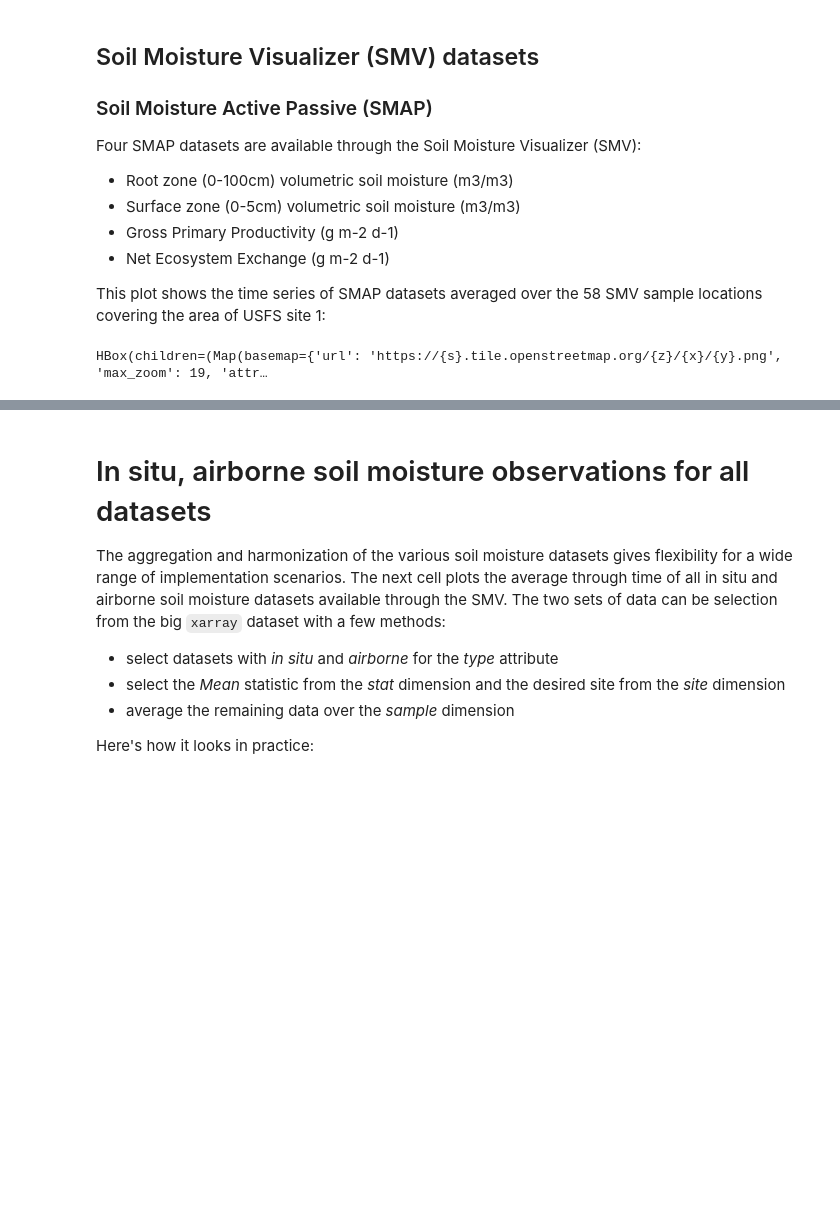
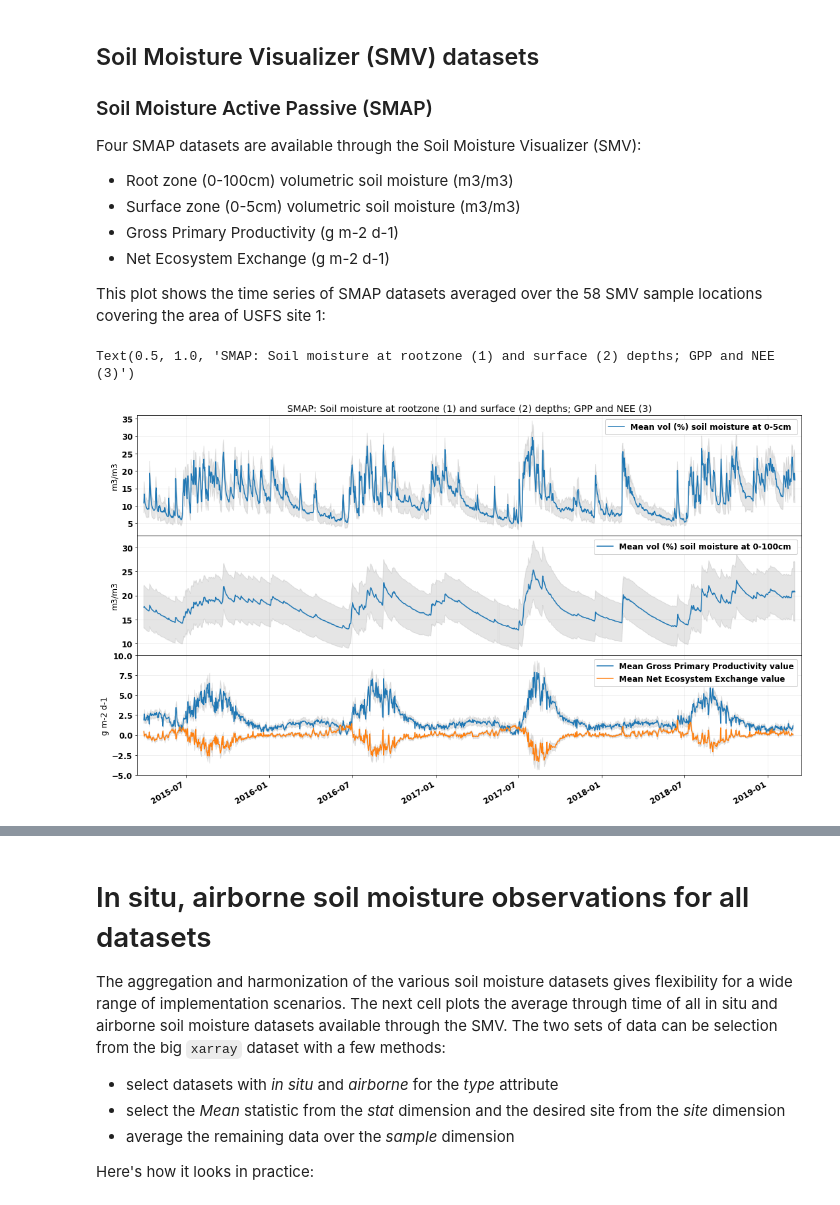
Before and after one commit to jjmcnelis/nasa_usfs_workshop, a Jupyter notebook: day3-tutorial.ipynb, the cells around one changed output, grey strips where cells are left out. Drawn from its saved outputs; the diff is of its cells as text; code cells hidden in the pictures; blank space fills up the shorter version.

Commit message:
made nice plots

```diff
--- a/day3-tutorial.ipynb
+++ b/day3-tutorial.ipynb
@@ -47,7 +47,7 @@ from smvjupyter import *                                       # import the UI
 usfs_sites = "docs/usfs_sites/Sites_lf_geo.json"               # USFS sites
 usfs_regions = "docs/usfs_admin/USFS_Regional_Boundaries.json" # admin regions
 
-app = JupyterSMV(usfs_sites, anc=usfs_regions)           # init UI
+app = JupyterSMV(usfs_sites)                 # init UI , anc=usfs_regions
 app.ui                                                         # display UI
 # %% [output]
 VBox(children=(HTML(value='\n    <h3>Soil Moisture Visualizer</h3>\n    <p>Do such and such.</br>1. </br>a. </…
@@ -53,0 +56,7 @@ VBox(children=(HTML(value='\n    <h3>Soil Moisture Visualizer</h3>\n    <p>Do su
+# %%
+plt.rc("font", **{"family": "normal", "weight": "bold", "size": 12})
+plt.rc("axes", **{"xmargin": 0.01})
+
+selected_layer = app.layers.iloc[app.selected]
+xrdataset = selected_layer.xr
+xrdataset
@@ -62,36 +90,32 @@ Four SMAP datasets are available through the Soil Moisture Visualizer (SMV):
 * Net Ecosystem Exchange (g m-2 d-1)
 
 This plot shows the time series of SMAP datasets averaged over the 58 SMV sample locations covering the area of USFS site 1:
-# %%
-selected_layer = app.layers.iloc[app.selected]
-xrdataset = selected_layer.xr
-
-mapw1, output1 = poly_mapper(selected_layer)                                 # get some widgets
-display(HBox([mapw1, output1]))
-
-plotters = [(xrdataset["SMAP_surface"], 0, None, None),                      # a list of lines to plot and
-            (xrdataset["SMAP_rootzone"], 0, None, "m3/m3"),                  #   their respective properties:
-            (xrdataset["GPP_mean"], 1, "green", None),                       #   dataset, axis, color
-            (xrdataset["NEE_mean"], 1, "purple", "g m-2 d-1")]
-
-legend_args = {"loc": 0,"framealpha": 1}
-
-with output1:
-    fig, axs = plt.subplots(nrows=2, ncols=1, sharex=True, figsize=(15, 8))  # initialize the figure
-    for p in plotters:                                                       # loop over list above
-        data, axis_num, line_color, y_label = p                              # dataset, axis, color
-        line_args = {"x": "time", "add_legend": False,                       # a dictionary of line properties
-                    "ax": axs[axis_num],
-                    "color": line_color}
-        data = data.sel(stat="Mean")
-        tmpmean, tmpstd = data.mean("sample"), data.std("sample")            # get mean,std of sample dimension
-        tmpmean.plot.line(label=data.attrs["description"], **line_args)      # plot a line
-        axs[axis_num].set_title(None)                                        # axis title
-        axs[axis_num].set_ylabel(y_label)                                    # plot axis labels
-
-    axs[0].legend(loc=0, framealpha=1); axs[1].legend(loc=0, framealpha=1)   # set legend properties
-    axs[0].set_title("SMAP Datasets: USFS site 1", loc='left')               # plot title
-    axs[0].set_xlabel(None)                                                  # remove axis 1 xlabel
-    plt.show()
-# %% [output]
-HBox(children=(Map(basemap={'url': 'https://{s}.tile.openstreetmap.org/{z}/{x}/{y}.png', 'max_zoom': 19, 'attr…
+# %%
+smap = xrdataset.filter_by_attrs(source="SMAP").sel(stat="Mean", drop=True)
+
+fig, axs = plt.subplots(nrows=3, ncols=1, sharex=True, figsize=(18, 10))
+plt.subplots_adjust(hspace=0.000)
+
+for p in [("SMAP_surface", 0), ("SMAP_rootzone", 1), ("GPP_mean", 2), ("NEE_mean", 2)]:
+    ax = axs[p[1]]
+    data = smap[p[0]]
+    desc = data.attrs["description"]
+
+    ptime = data.time.data
+    pmean = data.mean("sample", keep_attrs=True)
+    pstd = data.std("sample", keep_attrs=True)
+
+    pmean.plot.line(x="time", ax=ax, label=desc, add_legend=False)
+    ax.fill_between(ptime, (pmean-pstd), (pmean+pstd), color="gray", alpha=0.2)
+
+for i, a in enumerate(axs):
+    ylab = "m3/m3" if i<2 else "g m-2 d-1"
+    a.set_ylabel(ylab)
+    a.set_xlabel(None)
+    a.grid('on', alpha=0.25)
+    a.legend(loc=0, framealpha=1)
+
+axs[0].set_title("SMAP: Soil moisture at rootzone (1) and surface (2) depths; GPP and NEE (3)")
+# %% [output]
+Text(0.5, 1.0, 'SMAP: Soil moisture at rootzone (1) and surface (2) depths; GPP and NEE (3)')
+[figure, added]
```
Also changed, not shown: parts of 12 cells of this notebook, 15 other files.
